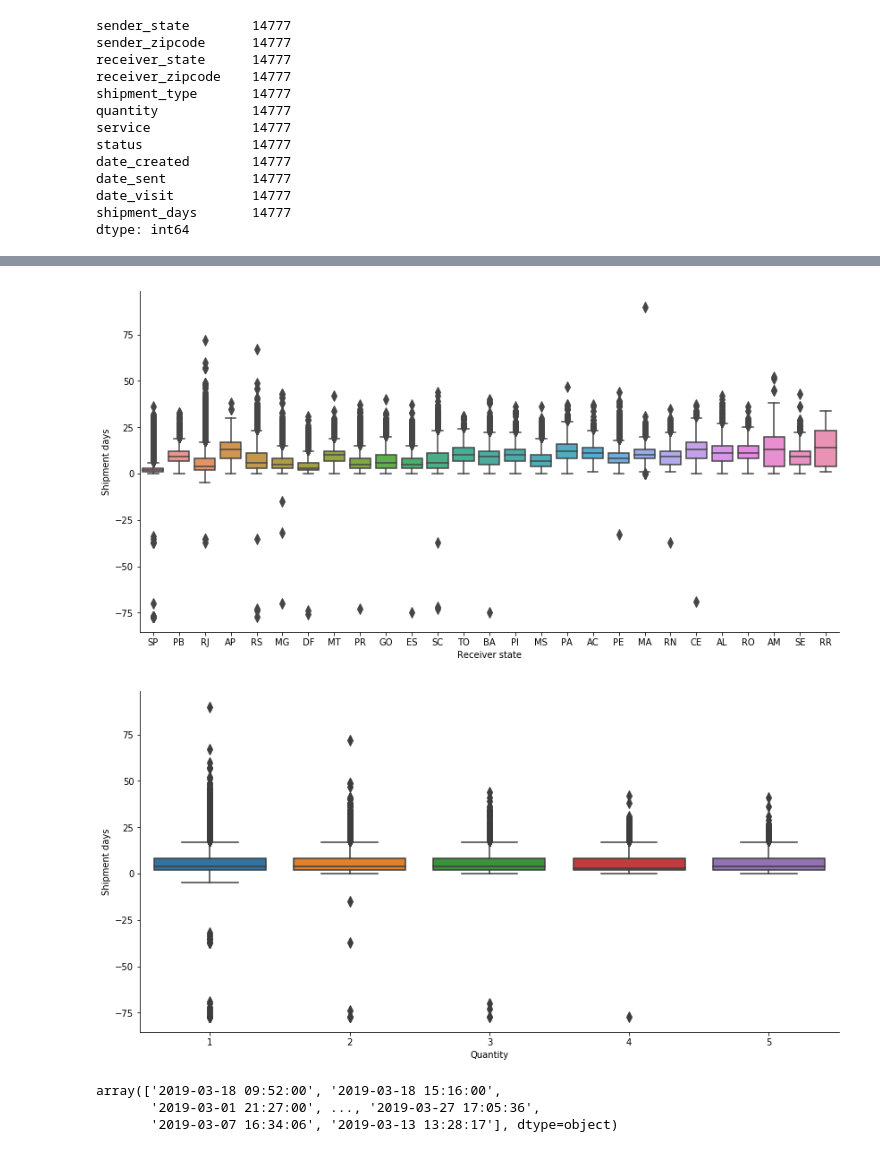
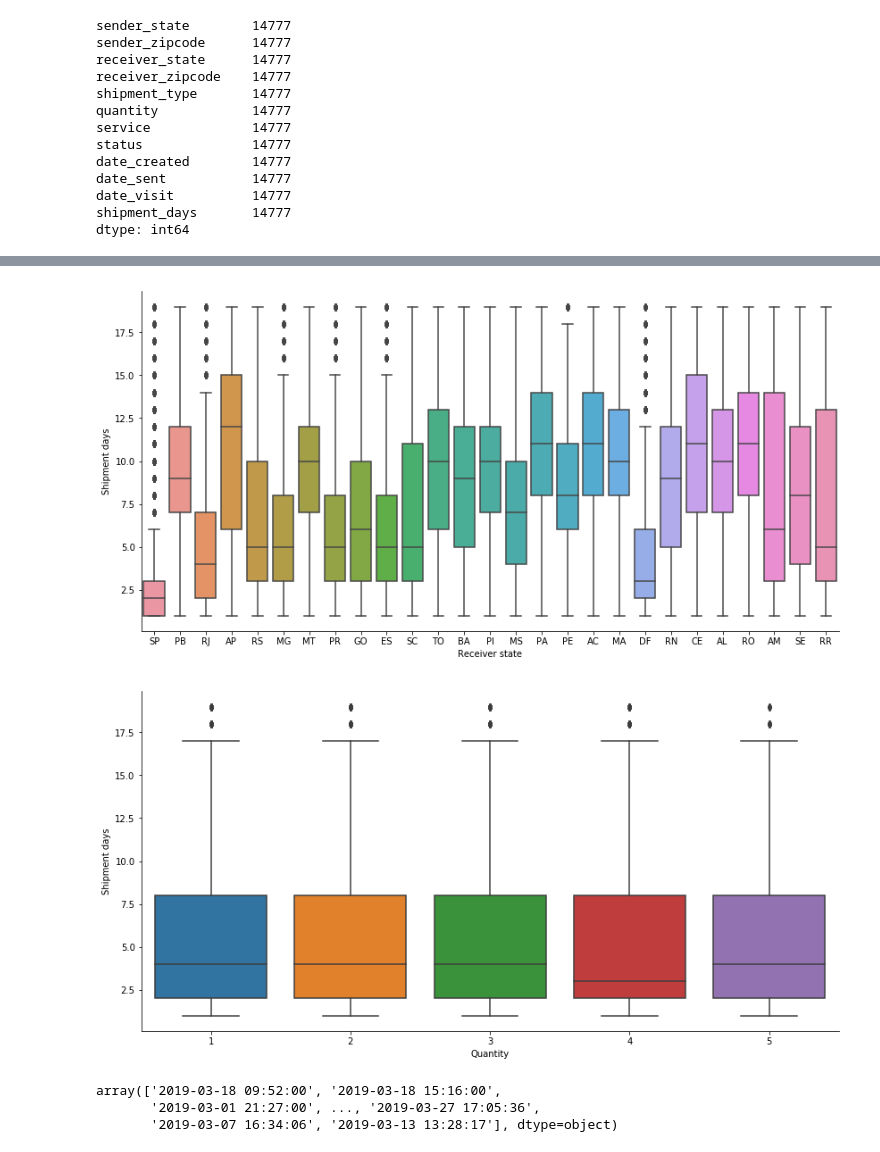
Before and after one commit to cnoeliachaves/diplodatos, a Jupyter notebook: 02_practico.ipynb, the cells around one changed output, grey strips where cells are left out. Drawn from its saved outputs; the diff is of its cells as text; code cells hidden in the pictures.

```diff
--- a/02_practico.ipynb
+++ b/02_practico.ipynb
@@ -215,3 +215,11 @@ date_sent           14777
 date_visit          14777
 shipment_days       14777
 dtype: int64
+# %%
+def clean_shipment_days(dataset):
+    """Le saco los valores negativos"""
+    shipments_days = dataset['shipment_days']
+    mask = (shipments_days > 0)
+    mask_2 = (shipments_days < 20)
+    #return dataset[mask & mask_2]
+    return dataset[mask & mask_2]
@@ -218,23 +280,21 @@ dtype: int64
 # %%
 plt.figure(figsize=(14,7))
-seaborn.boxplot(data=dataset,
-                y='shipment_days', x='receiver_state',
-                fliersize=8)
+seaborn.boxplot(data=dataset_clean,
+                y='shipment_days', x='receiver_state')
 plt.ylabel('Shipment days')
 plt.xlabel('Receiver state')
 seaborn.despine()
 # %% [output]
-[figure, old version]
+[figure, new version]
 # %%
 plt.figure(figsize=(14,7))
-seaborn.boxplot(data=dataset,
-                y='shipment_days', x='quantity',
-                fliersize=8)
+seaborn.boxplot(data=dataset_clean,
+                y='shipment_days', x='quantity')
 plt.ylabel('Shipment days')
 plt.xlabel('Quantity')
 seaborn.despine()
 # %% [output]
-[figure, old version]
+[figure, new version]
 # %%
 dataset['date_visit'].unique()
 # %% [output]
```
Also changed, not shown: parts of 29 cells of this notebook.
